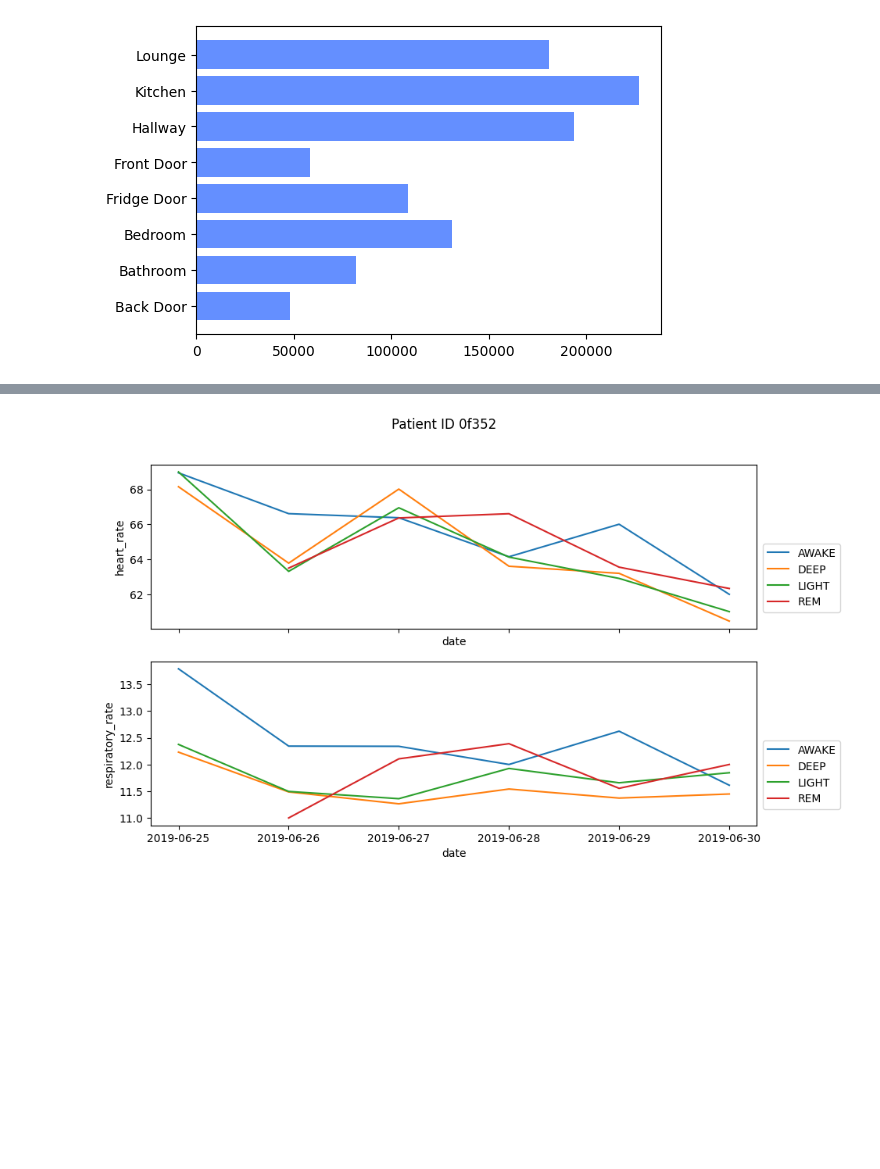
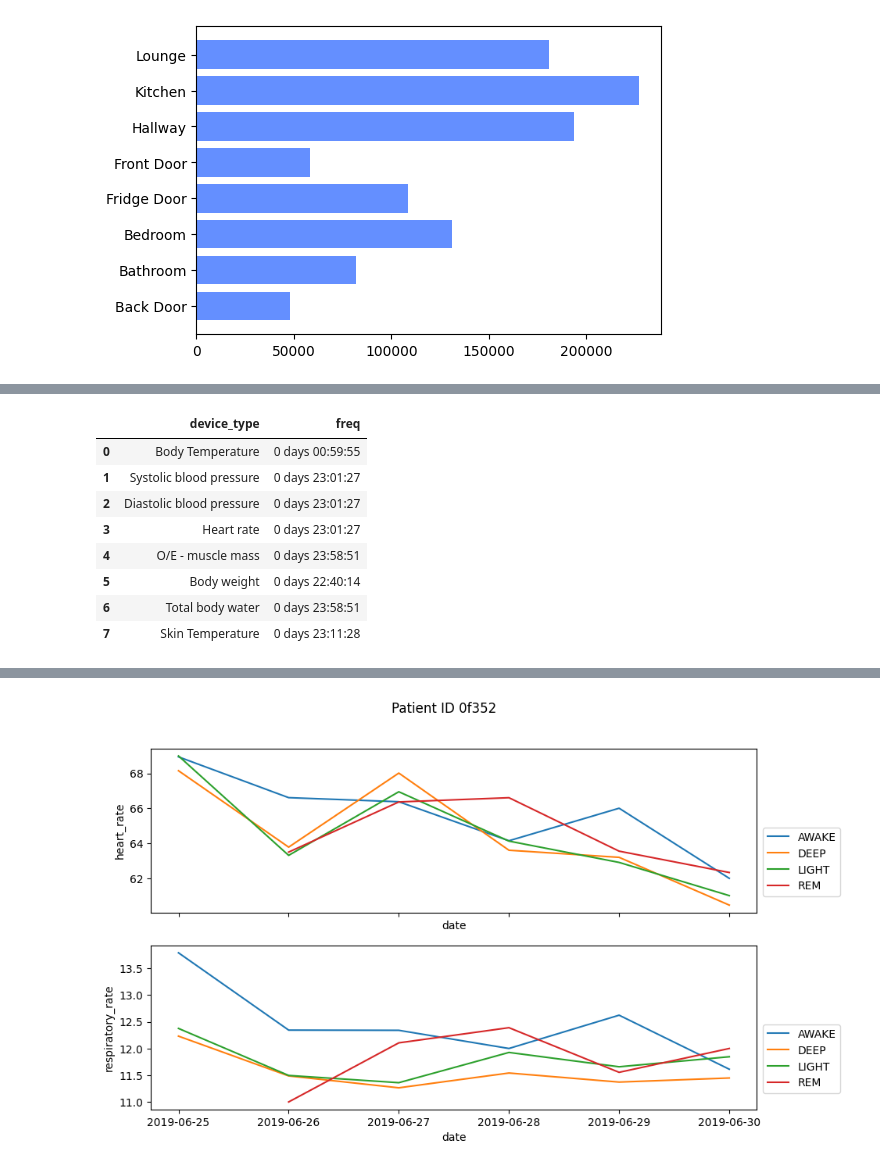
Before and after one commit to gkianfar/S4, a Jupyter notebook: TIHM_data_visualisation.ipynb, the cells around one changed output, grey strips where cells are left out. Drawn from its saved outputs; the diff is of its cells as text; code cells hidden in the pictures; blank space fills up the shorter version.

```diff
--- a/TIHM_data_visualisation.ipynb
+++ b/TIHM_data_visualisation.ipynb
@@ -634,6 +461,0 @@ p_df.loc[p_df['date']==pd.to_datetime('2019-05-04')]
-# %%
-for k, v in data_dict.items():
-  if k=='Demographics':
-    continue
-  result = patient_time_summary(v)
-  plot_patient_time_summary(result,string=f'({k})')
@@ -735,0 +609,33 @@ vis_personal_aligned_multiview_day_plot(sleep_df=None,
+# %%
+def calculate_freq(x):
+    # Ensure x has at least two elements
+    if len(x) < 2:
+        return None
+    return (x.max() - x.min()).total_seconds() / (len(x) - 1)
+
+pid = 'c55f8'
+phy_df = get_personal_df(data_dict['Physiology'], pid)
+devices = phy_df['device_type'].unique()
+# Pivot table creation
+phy_df = pd.pivot_table(
+    phy_df,
+    values=['value'],
+    columns=['device_type'],
+    index='timestamp'
+).reset_index()  # Reset index to bring 'timestamp' back as a column
+freq = {}
+for d in devices:
+  # Group by 'date' and calculate frequency
+  freq[d] = phy_df['timestamp'].loc[~phy_df['value'][d].isna()].diff().median()
+freq_df = pd.DataFrame(list(freq.items()), columns=['device_type', 'freq'])
+freq_df
+# %% [output]
+|  | device_type | freq |
+| 0 | Body Temperature | 0 days 00:59:55 |
+| 1 | Systolic blood pressure | 0 days 23:01:27 |
+| 2 | Diastolic blood pressure | 0 days 23:01:27 |
+| 3 | Heart rate | 0 days 23:01:27 |
+| 4 | O/E - muscle mass | 0 days 23:58:51 |
+| 5 | Body weight | 0 days 22:40:14 |
+| 6 | Total body water | 0 days 23:58:51 |
+| 7 | Skin Temperature | 0 days 23:11:28 |
```
Also changed, not shown: parts of 18 cells of this notebook.
